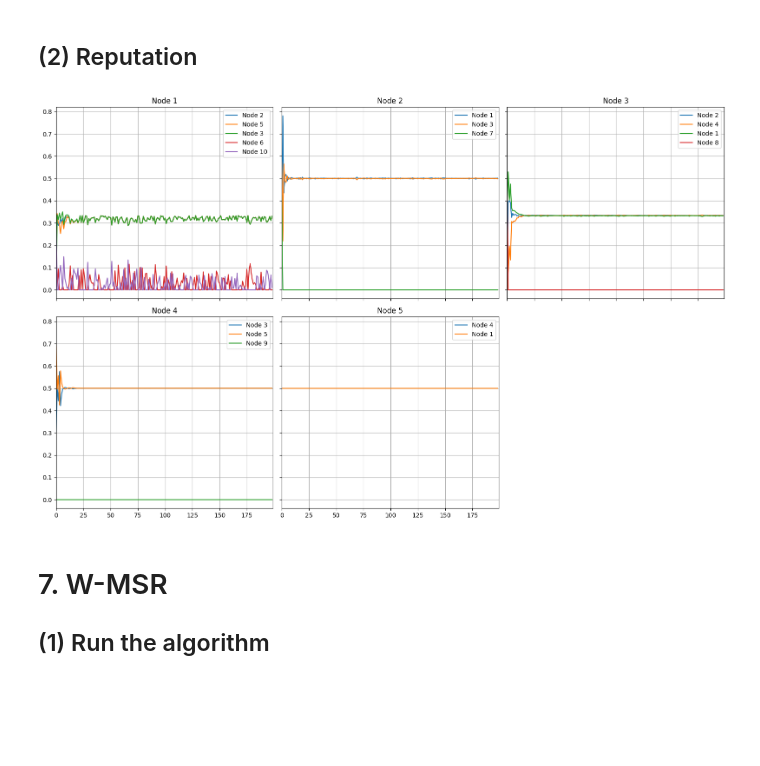
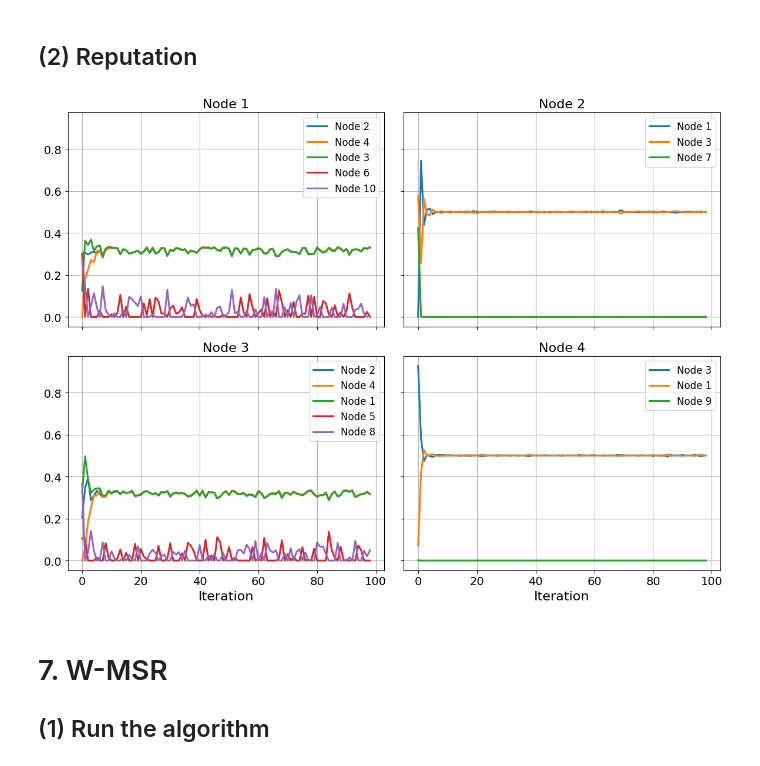
Before and after one commit to rui-huang-opt/arepc, a Jupyter notebook: examples/small_scale.ipynb, the cells around one changed output. Cells and saved outputs as stored; diff of their text form; code cells hidden in the pictures; blank space fills up the shorter version.

```diff
--- a/examples/small_scale.ipynb
+++ b/examples/small_scale.ipynb
@@ -56,17 +50,16 @@ FIGURE_PATH.mkdir(parents=True, exist_ok=True)
 # %% [markdown]
 # 2. Define the graph topology
 # %%
-NORMAL_NODES = ["1", "2", "3", "4", "5"]
+NORMAL_NODES = ["1", "2", "3", "4"]
 NORMAL_EDGES = [
     ("1", "2"),
     ("2", "3"),
     ("3", "4"),
-    ("4", "5"),
-    ("5", "1"),
+    ("4", "1"),
     ("1", "3"),
 ]
-BYZANTINE_NODES = ["6", "7", "8", "9", "10"]
-BYZANTINE_EDGES = [("1", "6"), ("2", "7"), ("3", "8"), ("4", "9"), ("1", "10")]
+BYZANTINE_NODES = ["5", "6", "7", "8", "9", "10"]
+BYZANTINE_EDGES = [("1", "6"), ("2", "7"), ("3", "5"), ("3", "8"), ("4", "9"), ("1", "10")]
 
 NODES = NORMAL_NODES + BYZANTINE_NODES
 EDGES = NORMAL_EDGES + BYZANTINE_EDGES
@@ -75,13 +68,15 @@ N_NORMAL = len(NORMAL_NODES)
 N_BYZANTINE = len(BYZANTINE_NODES)
 N_NODES = N_NORMAL + N_BYZANTINE
 
+plt.rcdefaults()
+
 fig, ax = plt.subplots()
 
 G = nx.Graph()
 G.add_nodes_from(NODES)
 G.add_edges_from(EDGES)
 
-pos = nx.spring_layout(G, seed=11, k=0.8)
+pos = nx.spring_layout(G, seed=13, k=0.8)
 
 nx.draw_networkx_nodes(
     G,
@@ -111,7 +106,7 @@ ax.legend(handles=[blue_patch, red_patch], loc="lower left")
 ax.axis("off")
 plt.tight_layout()
 
-fig.savefig(FIGURE_PATH / "network_topology.pdf", format="pdf")
+fig.savefig("network_topology.pdf", bbox_inches="tight", format="pdf")
 
 from conops import Graph, bootstrap
 
@@ -248,7 +245,7 @@ def arepc_node(
 
     from arepc import ARepC
 
-    agent = ARepC(nh, alpha, eta=0.2)
+    agent = ARepC(nh, alpha, eta=0.002, normalization="sparsemax")
 
     x = zeros((n_iter, n_state))
     seed(int(name))  # Ensure reproducibility for each node
@@ -400,26 +412,41 @@ INFO:conops.discovery:Unregistered graph service with name 'default'
 # %% [markdown]
 ## (2) Reputation
 # %%
+plt.rcParams.update(
+    {
+        "font.size": 14,
+        "axes.labelsize": 16,
+        "axes.titlesize": 16,
+        "xtick.labelsize": 14,
+        "ytick.labelsize": 14,
+        "legend.fontsize": 12,
+        "lines.linewidth": 2.2,
+    }
+)
+
 axes: npt.NDArray
-fig, axes = plt.subplots(2, 3, figsize=(16, 10), sharex=True, sharey=True)
+fig, axes = plt.subplots(2, 2, figsize=(12, 9), sharex=True, sharey=True)
 axes_flat = axes.flatten()
 
 repc_reps = {i: repc_data[i][1] for i in NORMAL_NODES}
 
-for i, ax in zip(NORMAL_NODES, axes_flat[:-1]):
+for i, ax in zip(NORMAL_NODES, axes_flat):
     ax: maxes.Axes
     reps_for_i = repc_reps[i]
     for j in reps_for_i:
         ax.plot(reps_for_i[j], label=f"Node {j}")
     ax.set_title(f"Node {i}")
-    ax.set_xlim(0, N_ITER - 1)
-    ax.legend()
+    ax.legend(loc="upper right")
     ax.grid()
 
-fig.delaxes(axes_flat[-1])
+    if i in ["3", "4"]:
+        ax.set_xlabel("Iteration")
+
 fig.tight_layout()
+
+fig.savefig("repc_reputations.pdf", bbox_inches="tight", format="pdf")
 # %% [output]
-[figure, old version]
+[figure, new version]
 # %% [markdown]
 # 7. W-MSR
 ## (1) Run the algorithm
```
Also changed, not shown: parts of 9 cells of this notebook, 1 other file.
